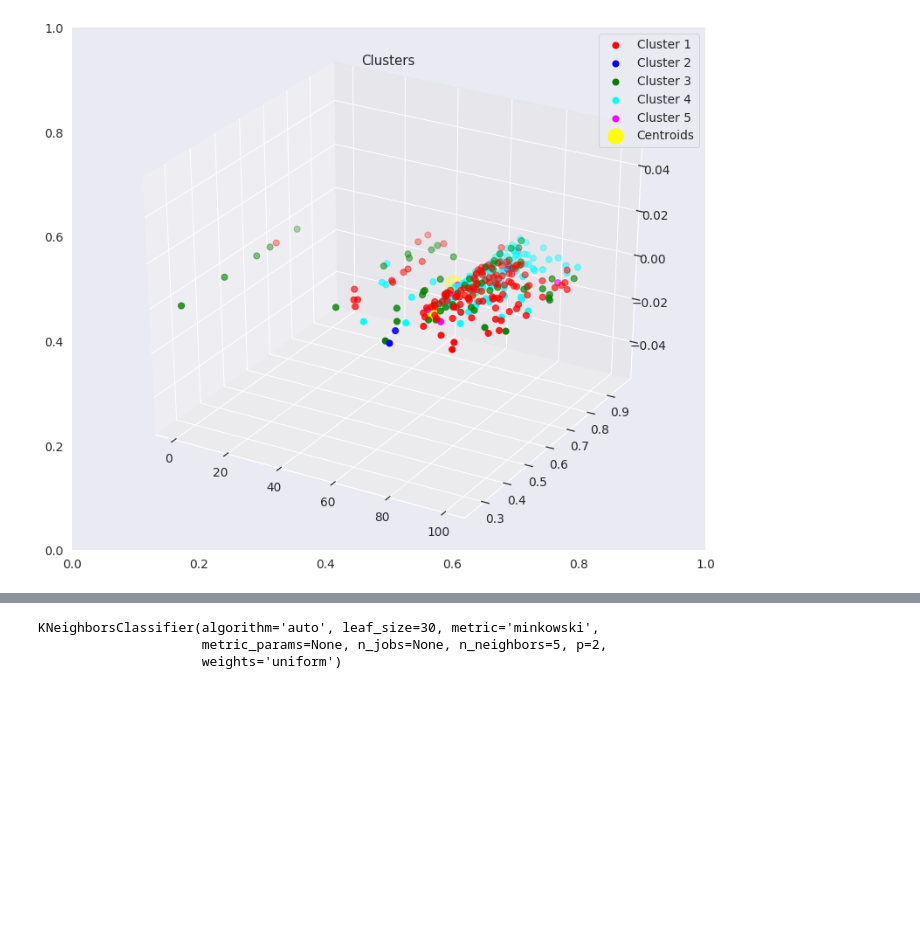
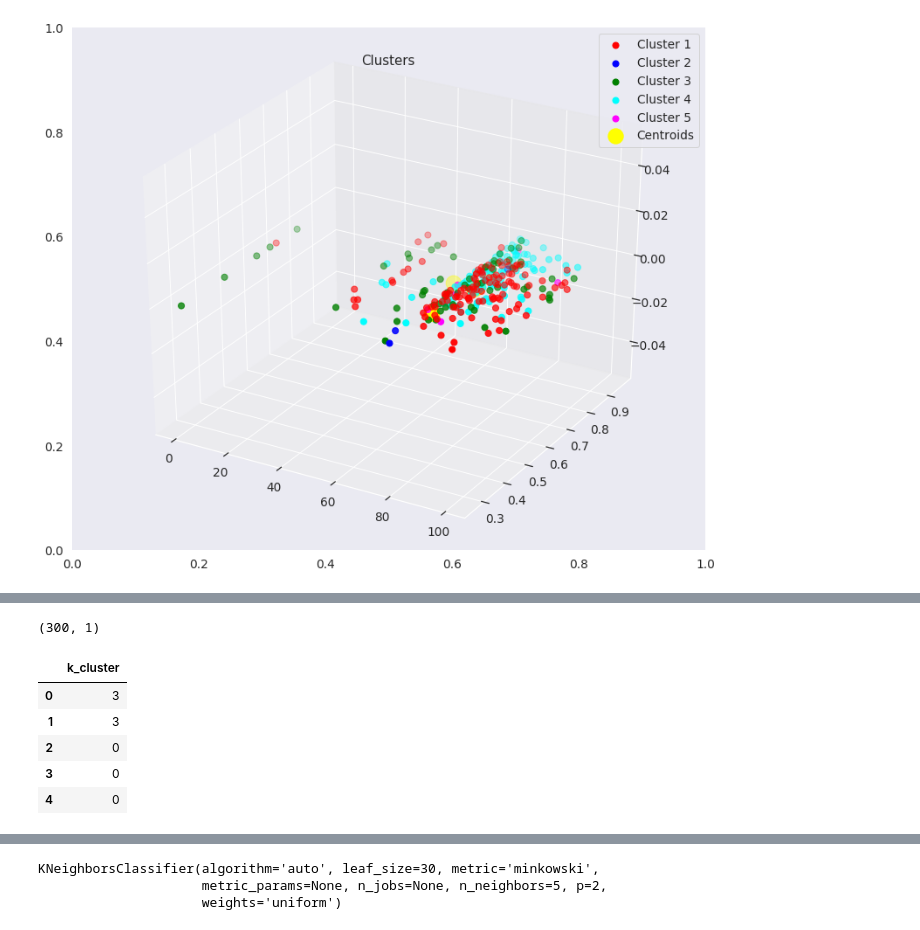
Before and after one commit to rafaelnduarte/Spotify_K-Means_Clustering, a Jupyter notebook: Biased_Random_Mood_Playlist_Spotify.ipynb, the cells around one changed output, grey strips where cells are left out. Drawn from its saved outputs; the diff is of its cells as text; code cells hidden in the pictures; blank space fills up the shorter version.

```diff
--- a/Biased_Random_Mood_Playlist_Spotify.ipynb
+++ b/Biased_Random_Mood_Playlist_Spotify.ipynb
@@ -495,0 +475,12 @@ py.iplot(fig, filename='3d point clustering')
+# %%
+# predictions as a df
+print(kmeans.shape)
+kmeans.head()
+# %% [output]
+(300, 1)
+|  | k_cluster |
+| 0 | 3 |
+| 1 | 3 |
+| 2 | 0 |
+| 3 | 0 |
+| 4 | 0 |
```
Also changed, not shown: parts of 40 cells of this notebook.
